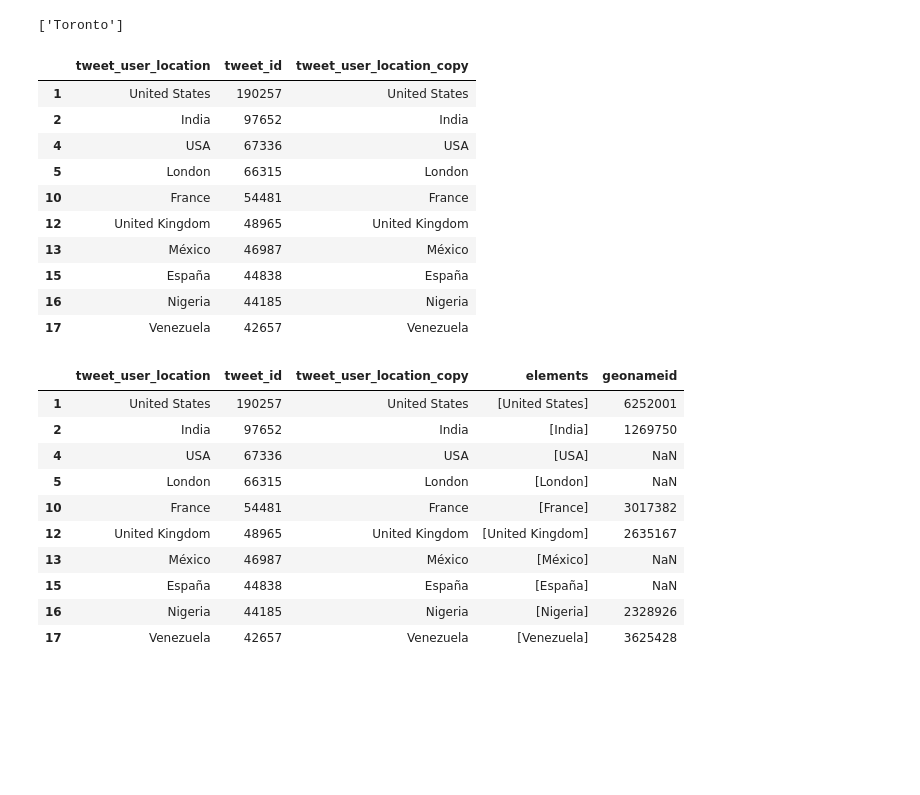
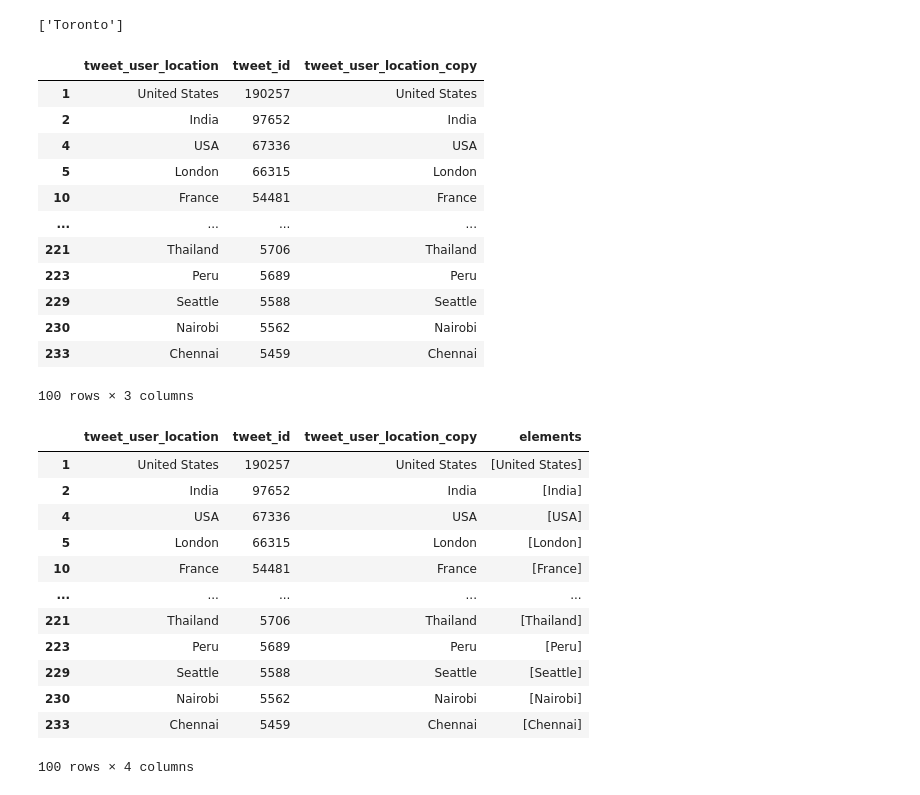
Before and after one commit to chumlab/covid19project, a Jupyter notebook: experimentation.ipynb, the cells around one changed output. Saved outputs shown, nothing was run; the diff lists cells and outputs as text; code cells hidden in the pictures; blank space fills up the shorter version.

```diff
--- a/experimentation.ipynb
+++ b/experimentation.ipynb
@@ -268,20 +282,22 @@ print(split_parts('Toronto'))
 # %%
 # Mini test dataset
 # df[['column_new_1', 'column_new_2', 'column_new_3']] = pd.DataFrame([[np.nan, 'dogs', 3]], index=df.index)
-test_df = df[df['tweet_user_location_copy'].str.count(',') == 0].head(10)
+test_df = df[df['tweet_user_location_copy'].str.count(',') == 0].head(100)
 test_df
 # %% [output]
 |  | tweet_user_location | tweet_id | tweet_user_location_copy |
 | 1 | United States | 190257 | United States |
 | 2 | India | 97652 | India |
 | 4 | USA | 67336 | USA |
 | 5 | London | 66315 | London |
 | 10 | France | 54481 | France |
-| 12 | United Kingdom | 48965 | United Kingdom |
-| 13 | México | 46987 | México |
-| 15 | España | 44838 | España |
-| 16 | Nigeria | 44185 | Nigeria |
-| 17 | Venezuela | 42657 | Venezuela |
+| ... | ... | ... | ... |
+| 221 | Thailand | 5706 | Thailand |
+| 223 | Peru | 5689 | Peru |
+| 229 | Seattle | 5588 | Seattle |
+| 230 | Nairobi | 5562 | Nairobi |
+| 233 | Chennai | 5459 | Chennai |
+100 rows × 3 columns
 # %%
 num_parts = 3
 
@@ -293,14 +309,16 @@ test_df['elements'] = test_df['tweet_user_location_copy'].map(lambda location: l
 # test_df['elements'] = test_df['elements'].map(lambda x: [i.strip() for i in x if i is not None])
 test_df
 # %% [output]
-|  | tweet_user_location | tweet_id | tweet_user_location_copy | elements | geonameid |
-| 1 | United States | 190257 | United States | [United States] | 6252001 |
-| 2 | India | 97652 | India | [India] | 1269750 |
-| 4 | USA | 67336 | USA | [USA] | NaN |
-| 5 | London | 66315 | London | [London] | NaN |
-| 10 | France | 54481 | France | [France] | 3017382 |
-| 12 | United Kingdom | 48965 | United Kingdom | [United Kingdom] | 2635167 |
-| 13 | México | 46987 | México | [México] | NaN |
-| 15 | España | 44838 | España | [España] | NaN |
-| 16 | Nigeria | 44185 | Nigeria | [Nigeria] | 2328926 |
-| 17 | Venezuela | 42657 | Venezuela | [Venezuela] | 3625428 |
+|  | tweet_user_location | tweet_id | tweet_user_location_copy | elements |
+| 1 | United States | 190257 | United States | [United States] |
+| 2 | India | 97652 | India | [India] |
+| 4 | USA | 67336 | USA | [USA] |
+| 5 | London | 66315 | London | [London] |
+| 10 | France | 54481 | France | [France] |
+| ... | ... | ... | ... | ... |
+| 221 | Thailand | 5706 | Thailand | [Thailand] |
+| 223 | Peru | 5689 | Peru | [Peru] |
+| 229 | Seattle | 5588 | Seattle | [Seattle] |
+| 230 | Nairobi | 5562 | Nairobi | [Nairobi] |
+| 233 | Chennai | 5459 | Chennai | [Chennai] |
+100 rows × 4 columns
```
Also changed, not shown: parts of 5 cells of this notebook.
